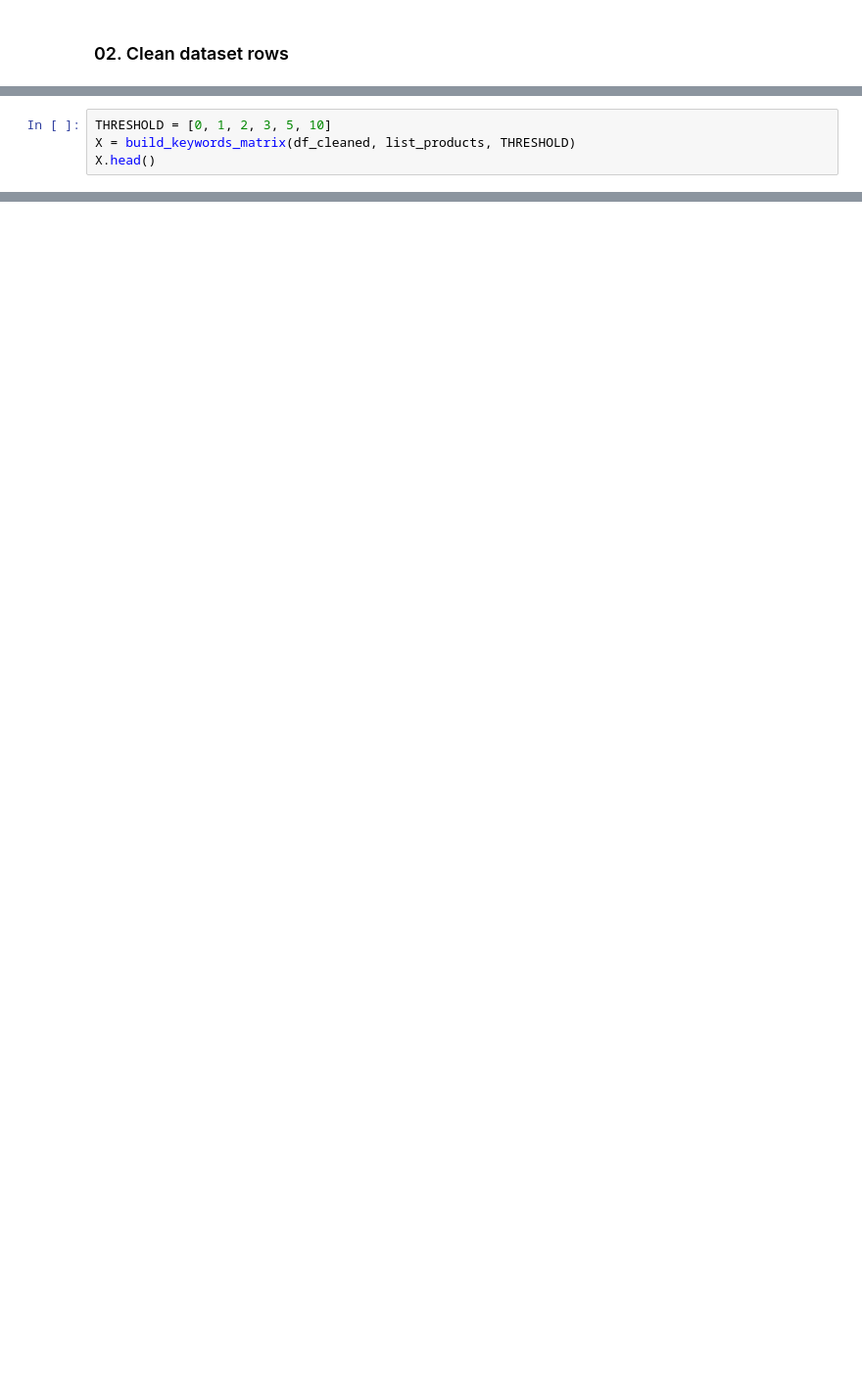
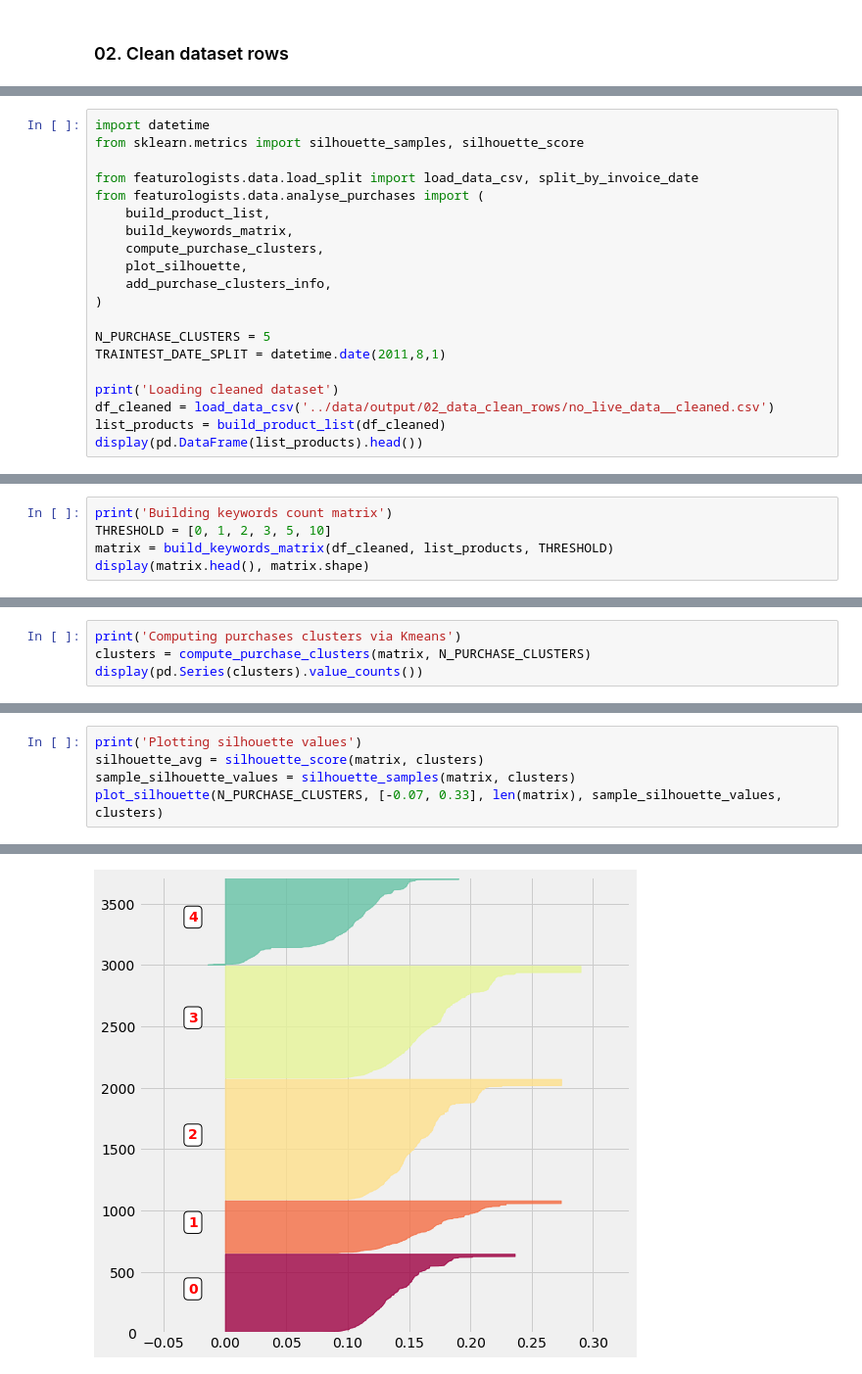
Before and after one commit to atemate/customer-segmentation-toolkit, a Jupyter notebook: nbs/index.ipynb, the cells around one changed output, grey strips where cells are left out. Shown at 98% size. Saved outputs shown, nothing was run; the diff lists cells and outputs as text; blank space fills up the shorter version.

```diff
--- a/nbs/index.ipynb
+++ b/nbs/index.ipynb
@@ -85,0 +104,20 @@ list_products[:5]
+# %%
+import datetime
+from sklearn.metrics import silhouette_samples, silhouette_score
+
+from featurologists.data.load_split import load_data_csv, split_by_invoice_date
+from featurologists.data.analyse_purchases import (
+    build_product_list,
+    build_keywords_matrix,
+    compute_purchase_clusters,
+    plot_silhouette,
+    add_purchase_clusters_info,
+)
+
+N_PURCHASE_CLUSTERS = 5
+TRAINTEST_DATE_SPLIT = datetime.date(2011,8,1)
+
+print('Loading cleaned dataset')
+df_cleaned = load_data_csv('../data/output/02_data_clean_rows/no_live_data__cleaned.csv')
+list_products = build_product_list(df_cleaned)
+display(pd.DataFrame(list_products).head())
@@ -86,5 +132,6 @@ list_products[:5]
 # %%
+print('Building keywords count matrix')
 THRESHOLD = [0, 1, 2, 3, 5, 10]
-X = build_keywords_matrix(df_cleaned, list_products, THRESHOLD)
-X.head()
+matrix = build_keywords_matrix(df_cleaned, list_products, THRESHOLD)
+display(matrix.head(), matrix.shape)
 # %% [output]
@@ -104,0 +147,4 @@ del df_cleaned, list_products, X;
+# %%
+print('Computing purchases clusters via Kmeans')
+clusters = compute_purchase_clusters(matrix, N_PURCHASE_CLUSTERS)
+display(pd.Series(clusters).value_counts())
@@ -104,0 +159,6 @@ del df_cleaned, list_products, X;
+# %%
+print('Plotting silhouette values')
+silhouette_avg = silhouette_score(matrix, clusters)
+sample_silhouette_values = silhouette_samples(matrix, clusters)
+plot_silhouette(N_PURCHASE_CLUSTERS, [-0.07, 0.33], len(matrix), sample_silhouette_values, clusters)
+# %% [output]
@@ -104,0 +166 @@ del df_cleaned, list_products, X;
+[figure, added]
```
Also changed, not shown: parts of 38 cells of this notebook, 43 other files.
